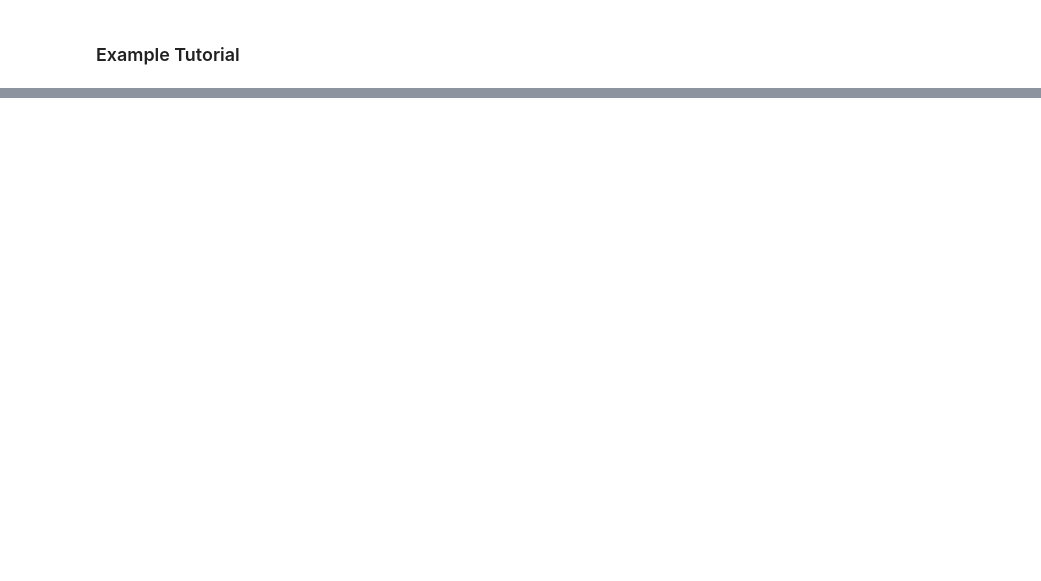
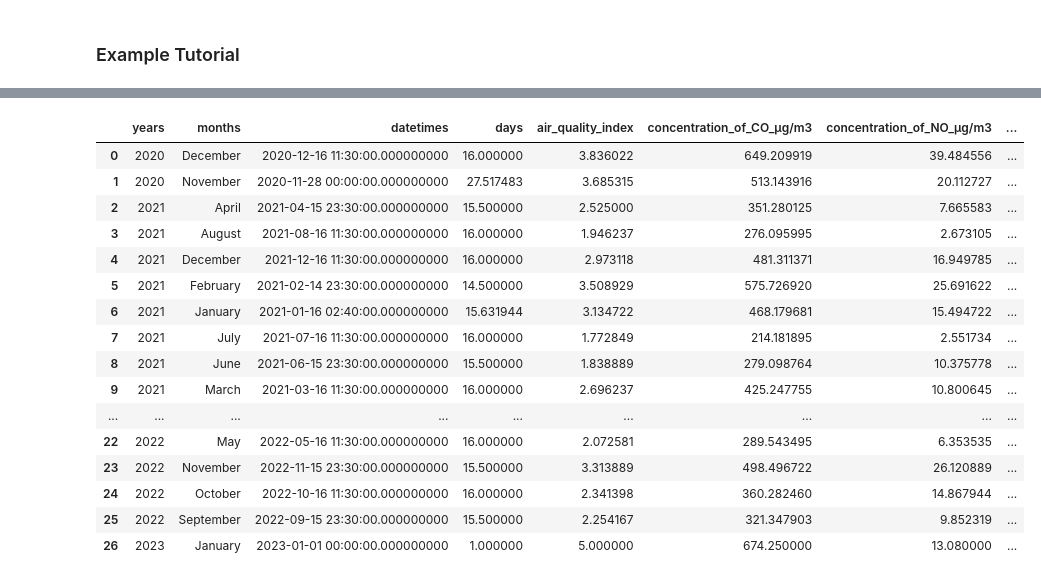
Before and after one commit to GALACICEK/APIProject, a Jupyter notebook: test.ipynb, the cells around one changed output, grey strips where cells are left out. Drawn from its saved outputs; the diff is of its cells as text; code cells hidden in the pictures; blank space fills up the shorter version.

```diff
--- a/test.ipynb
+++ b/test.ipynb
@@ -77,0 +132,7 @@ df_historical.sample(3)
+# %%
+df_historical['years'] = df_historical['datetimes'].dt.year
+df_historical['months'] = df_historical['datetimes'].dt.strftime('%B')
+df_historical['days'] = df_historical['datetimes'].dt.day
+
+# Sütun sırasını değiştirmek için sütun isimlerini kullanmadan, sadece sırayı belirtmek:
+df_historical = df_historical[['datetimes', 'years','months','days'] + [col for col in df_historical.columns if col not in ['datetimes', 'years','months','days']]]
@@ -77,0 +207,20 @@ df_historical.sample(3)
+# %%
+df_historical.groupby(["years","months"]).mean().reset_index()
+# %% [output]
+|  | years | months | datetimes | days | air_quality_index | concentration_of_CO_μg/m3 | concentration_of_NO_μg/m3 | ... |
+| 0 | 2020 | December | 2020-12-16 11:30:00.000000000 | 16.000000 | 3.836022 | 649.209919 | 39.484556 | ... |
+| 1 | 2020 | November | 2020-11-28 00:00:00.000000000 | 27.517483 | 3.685315 | 513.143916 | 20.112727 | ... |
+| 2 | 2021 | April | 2021-04-15 23:30:00.000000000 | 15.500000 | 2.525000 | 351.280125 | 7.665583 | ... |
+| 3 | 2021 | August | 2021-08-16 11:30:00.000000000 | 16.000000 | 1.946237 | 276.095995 | 2.673105 | ... |
+| 4 | 2021 | December | 2021-12-16 11:30:00.000000000 | 16.000000 | 2.973118 | 481.311371 | 16.949785 | ... |
+| 5 | 2021 | February | 2021-02-14 23:30:00.000000000 | 14.500000 | 3.508929 | 575.726920 | 25.691622 | ... |
+| 6 | 2021 | January | 2021-01-16 02:40:00.000000000 | 15.631944 | 3.134722 | 468.179681 | 15.494722 | ... |
+| 7 | 2021 | July | 2021-07-16 11:30:00.000000000 | 16.000000 | 1.772849 | 214.181895 | 2.551734 | ... |
+| 8 | 2021 | June | 2021-06-15 23:30:00.000000000 | 15.500000 | 1.838889 | 279.098764 | 10.375778 | ... |
+| 9 | 2021 | March | 2021-03-16 11:30:00.000000000 | 16.000000 | 2.696237 | 425.247755 | 10.800645 | ... |
+| ... | ... | ... | ... | ... | ... | ... | ... | ... |
+| 22 | 2022 | May | 2022-05-16 11:30:00.000000000 | 16.000000 | 2.072581 | 289.543495 | 6.353535 | ... |
+| 23 | 2022 | November | 2022-11-15 23:30:00.000000000 | 15.500000 | 3.313889 | 498.496722 | 26.120889 | ... |
+| 24 | 2022 | October | 2022-10-16 11:30:00.000000000 | 16.000000 | 2.341398 | 360.282460 | 14.867944 | ... |
+| 25 | 2022 | September | 2022-09-15 23:30:00.000000000 | 15.500000 | 2.254167 | 321.347903 | 9.852319 | ... |
+| 26 | 2023 | January | 2023-01-01 00:00:00.000000000 | 1.000000 | 5.000000 | 674.250000 | 13.080000 | ... |
```
Also changed, not shown: parts of 16 cells of this notebook.
